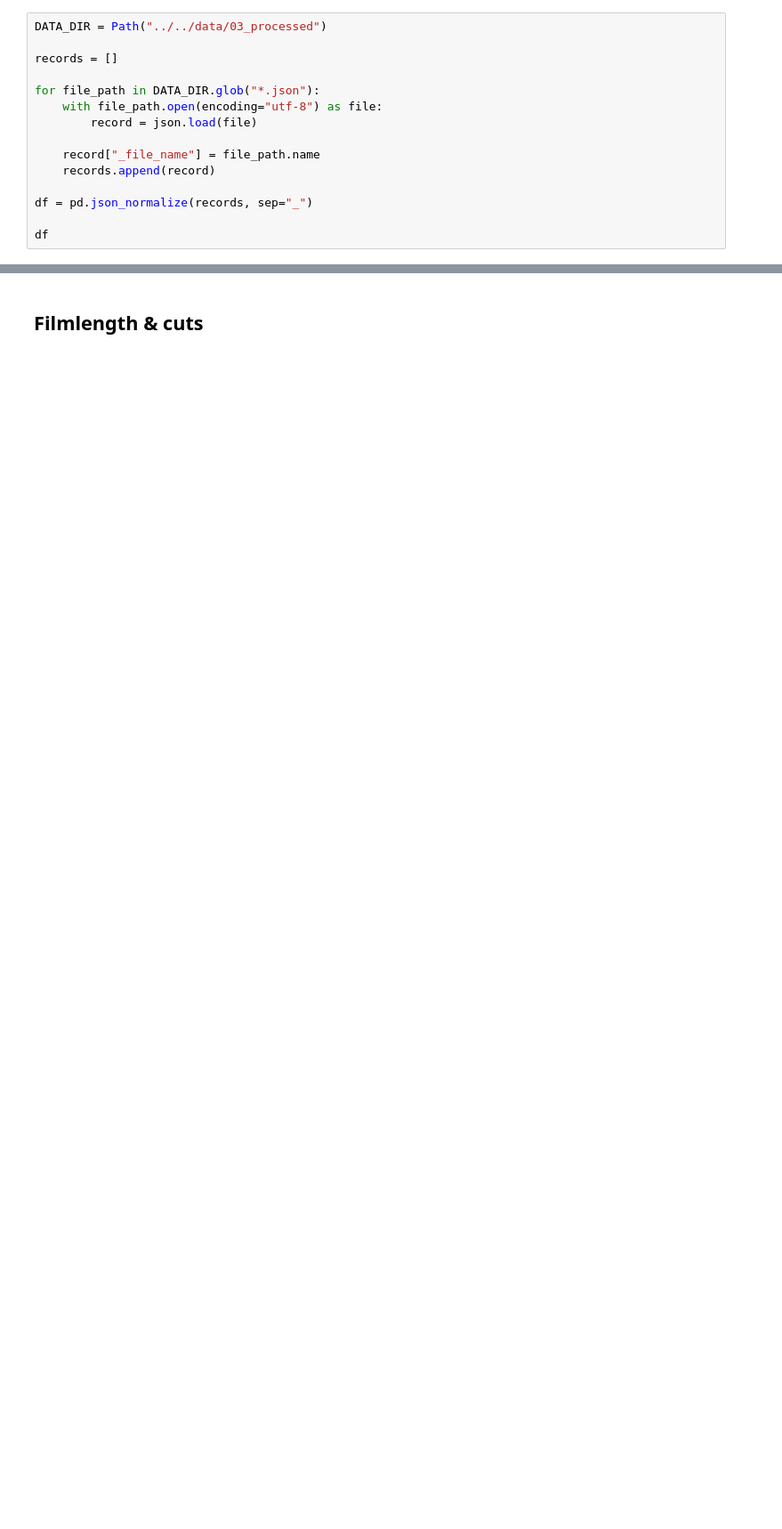
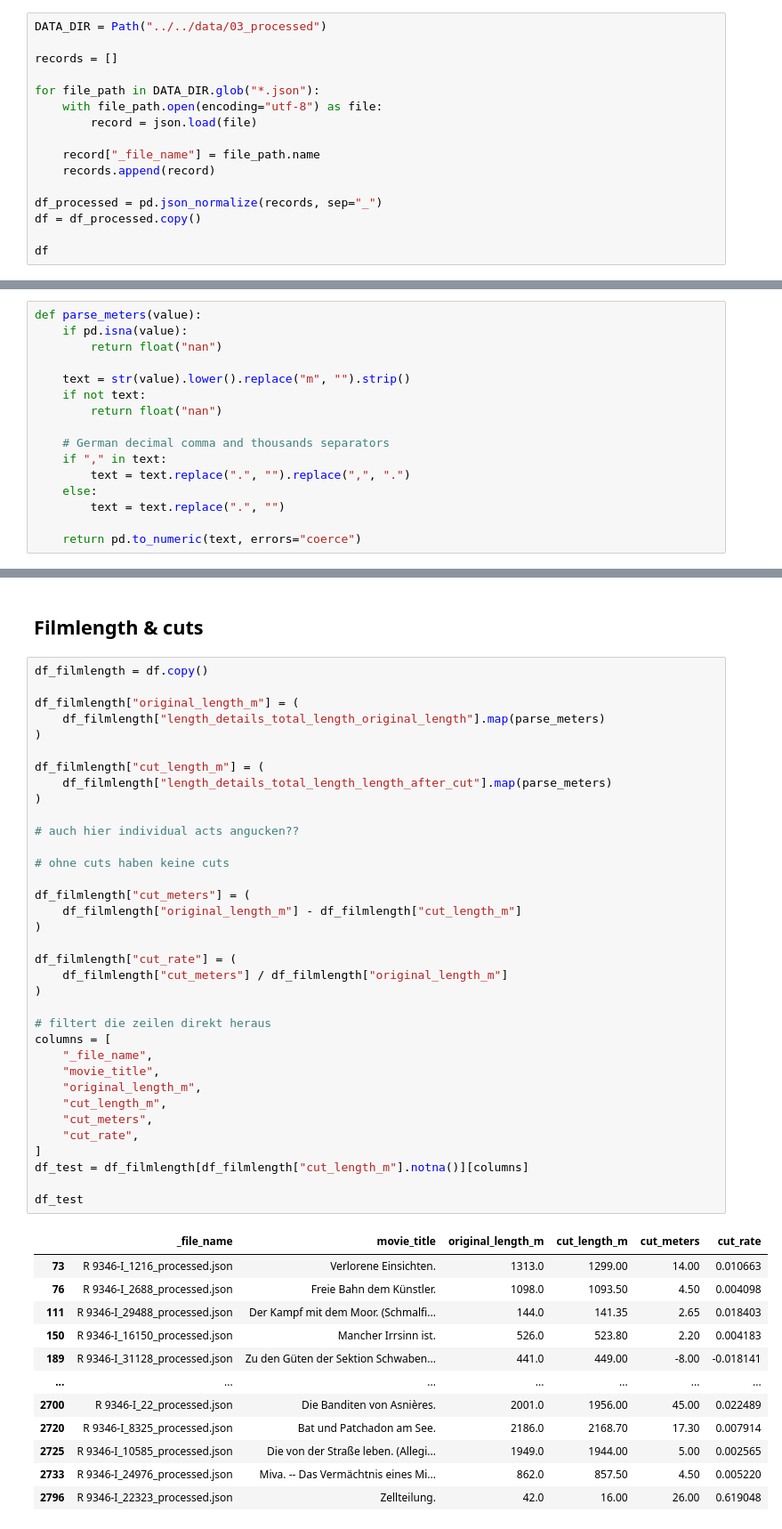
Before and after one commit to codemitdjango/german-film-censorship, a Jupyter notebook: src/analysis/content_analysis.ipynb, the cells around one changed output, grey strips where cells are left out. Shown at 89% size. Saved outputs shown, nothing was run; the diff lists cells and outputs as text; blank space fills up the shorter version.

```diff
--- a/src/analysis/content_analysis.ipynb
+++ b/src/analysis/content_analysis.ipynb
@@ -21,7 +23,8 @@ for file_path in DATA_DIR.glob("*.json"):
     record["_file_name"] = file_path.name
     records.append(record)
 
-df = pd.json_normalize(records, sep="_")
+df_processed = pd.json_normalize(records, sep="_")
+df = df_processed.copy()
 
 df
 # %% [output]
@@ -41,3 +104,19 @@ df
+# %%
+def parse_meters(value):
+    if pd.isna(value):
+        return float("nan")
+
+    text = str(value).lower().replace("m", "").strip()
+    if not text:
+        return float("nan")
+
+    # German decimal comma and thousands separators
+    if "," in text:
+        text = text.replace(".", "").replace(",", ".")
+    else:
+        text = text.replace(".", "")
+
+    return pd.to_numeric(text, errors="coerce")
 # %% [markdown]
 # Analysis
 # %% [markdown]
@@ -286,3 +365,51 @@ plt.show()
 [figure]
 # %% [markdown]
 ## Filmlength & cuts
+# %%
+df_filmlength = df.copy()
+
+df_filmlength["original_length_m"] = (
+    df_filmlength["length_details_total_length_original_length"].map(parse_meters)
+)
+
+df_filmlength["cut_length_m"] = (
+    df_filmlength["length_details_total_length_length_after_cut"].map(parse_meters)
+)
+
+# auch hier individual acts angucken??
+
+# ohne cuts haben keine cuts
+
+df_filmlength["cut_meters"] = (
+    df_filmlength["original_length_m"] - df_filmlength["cut_length_m"]
+)
+
+df_filmlength["cut_rate"] = (
+    df_filmlength["cut_meters"] / df_filmlength["original_length_m"]
+)
+
+# filtert die zeilen direkt heraus
+columns = [
+    "_file_name",
+    "movie_title",
+    "original_length_m",
+    "cut_length_m",
+    "cut_meters",
+    "cut_rate",
+]
+df_test = df_filmlength[df_filmlength["cut_length_m"].notna()][columns]
+
+df_test
+# %% [output]
+|  | _file_name | movie_title | original_length_m | cut_length_m | cut_meters | cut_rate |
+| 73 | R 9346-I_1216_processed.json | Verlorene Einsichten. | 1313.0 | 1299.00 | 14.00 | 0.010663 |
+| 76 | R 9346-I_2688_processed.json | Freie Bahn dem Künstler. | 1098.0 | 1093.50 | 4.50 | 0.004098 |
+| 111 | R 9346-I_29488_processed.json | Der Kampf mit dem Moor. (Schmalfi... | 144.0 | 141.35 | 2.65 | 0.018403 |
+| 150 | R 9346-I_16150_processed.json | Mancher Irrsinn ist. | 526.0 | 523.80 | 2.20 | 0.004183 |
+| 189 | R 9346-I_31128_processed.json | Zu den Güten der Sektion Schwaben... | 441.0 | 449.00 | -8.00 | -0.018141 |
+| ... | ... | ... | ... | ... | ... | ... |
+| 2700 | R 9346-I_22_processed.json | Die Banditen von Asnières. | 2001.0 | 1956.00 | 45.00 | 0.022489 |
+| 2720 | R 9346-I_8325_processed.json | Bat und Patchadon am See. | 2186.0 | 2168.70 | 17.30 | 0.007914 |
+| 2725 | R 9346-I_10585_processed.json | Die von der Straße leben. (Allegi... | 1949.0 | 1944.00 | 5.00 | 0.002565 |
+| 2733 | R 9346-I_24976_processed.json | Miva. -- Das Vermächtnis eines Mi... | 862.0 | 857.50 | 4.50 | 0.005220 |
+| 2796 | R 9346-I_22323_processed.json | Zellteilung. | 42.0 | 16.00 | 26.00 | 0.619048 |
```
Also changed, not shown: parts of 7 cells of this notebook, 4 other files.
